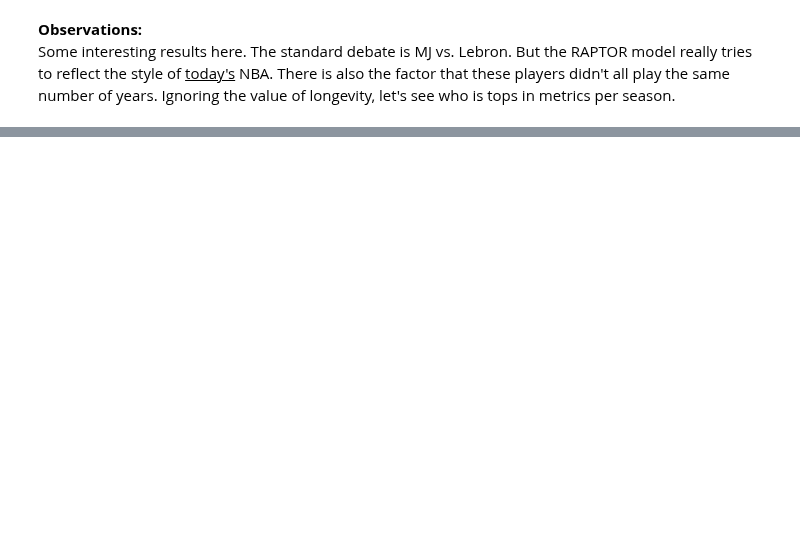
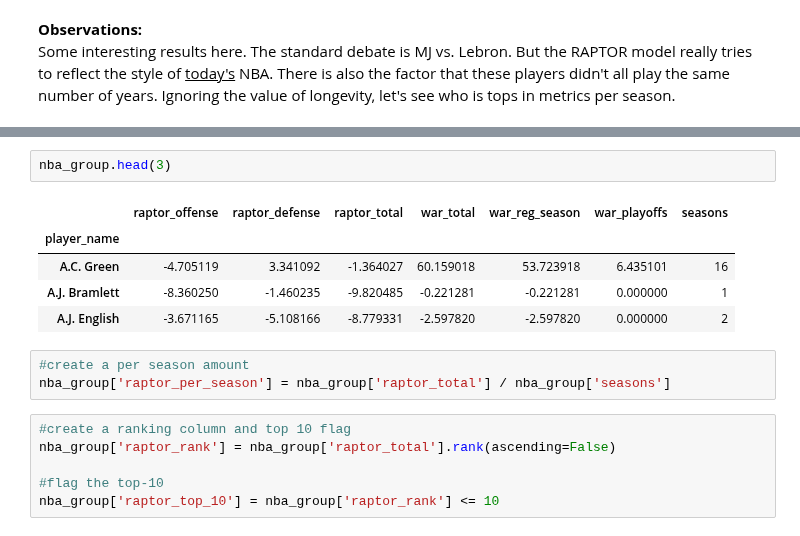
Before and after one commit to BrettlyCD/data538-nba, a Jupyter notebook: viz.ipynb, the cells around one changed output, grey strips where cells are left out. Cells and saved outputs as stored; diff of their text form; blank space fills up the shorter version.

```diff
--- a/viz.ipynb
+++ b/viz.ipynb
@@ -136,0 +182,17 @@ Some interesting results here. The standard debate is MJ vs. Lebron. But the RAP
+# %%
+nba_group.head(3)
+# %% [output]
+|  | raptor_offense | raptor_defense | raptor_total | war_total | war_reg_season | war_playoffs | seasons |
+| player_name |  |  |  |  |  |  |  |
+| A.C. Green | -4.705119 | 3.341092 | -1.364027 | 60.159018 | 53.723918 | 6.435101 | 16 |
+| A.J. Bramlett | -8.360250 | -1.460235 | -9.820485 | -0.221281 | -0.221281 | 0.000000 | 1 |
+| A.J. English | -3.671165 | -5.108166 | -8.779331 | -2.597820 | -2.597820 | 0.000000 | 2 |
+# %%
+#create a per season amount
+nba_group['raptor_per_season'] = nba_group['raptor_total'] / nba_group['seasons']
+# %%
+#create a ranking column and top 10 flag
+nba_group['raptor_rank'] = nba_group['raptor_total'].rank(ascending=False)
+
+#flag the top-10
+nba_group['raptor_top_10'] = nba_group['raptor_rank'] <= 10
```
Also changed, not shown: parts of 9 cells of this notebook.
